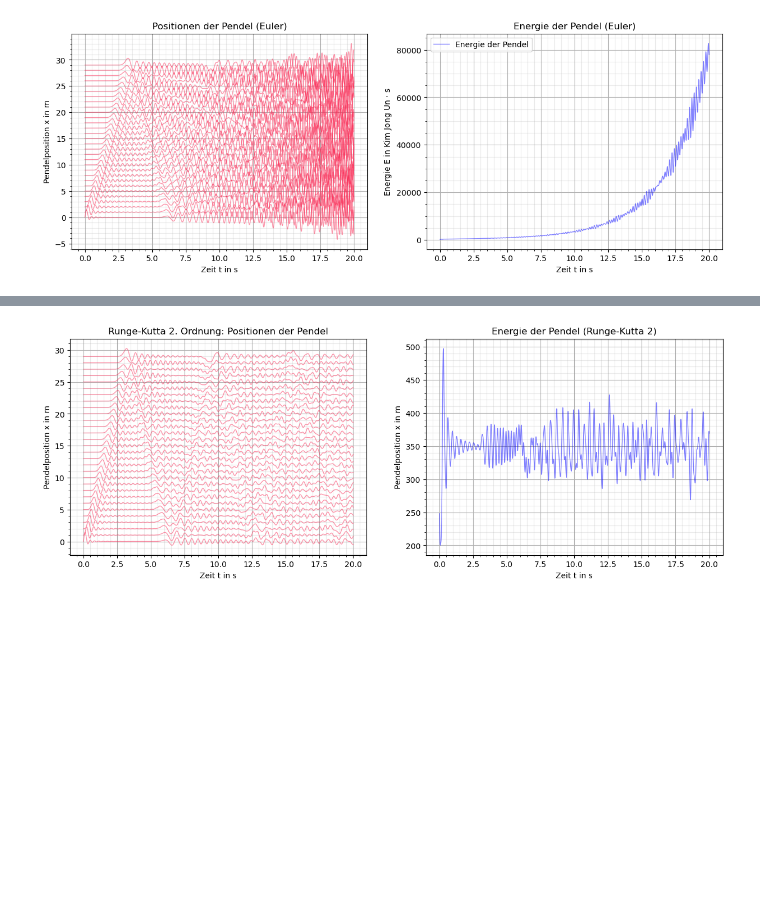
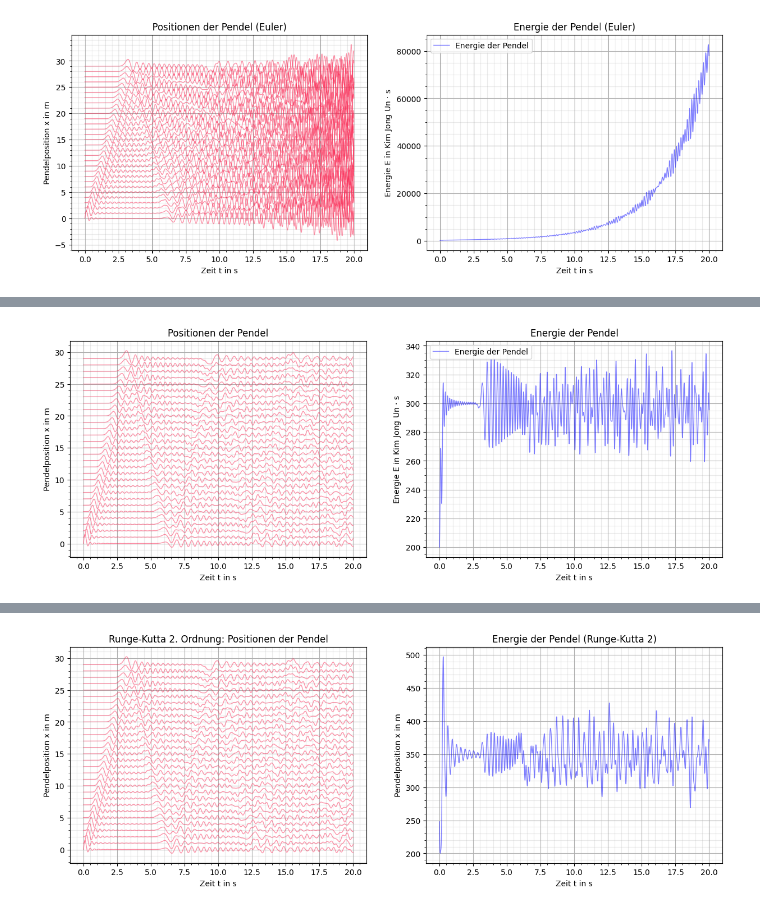
Before and after one commit to CVC97/CWR-2023-FFA, a Jupyter notebook: data/data_visualization.ipynb, the cells around one changed output, grey strips where cells are left out. Drawn from its saved outputs; the diff is of its cells as text; code cells hidden in the pictures; blank space fills up the shorter version.

```diff
--- a/data/data_visualization.ipynb
+++ b/data/data_visualization.ipynb
@@ -390,0 +415,34 @@ plt.show()
+# %%
+# Aufgabe 16 - Velocity-Verlet-Integrator
+A16_Verlet_Integrator_gekoppelte_Pendel_data = np.loadtxt("A16_Verlet_Integrator.csv", delimiter = ",", skiprows = 1)
+A16_Verlet_Integrator_gekoppelte_Pendel_Energie_data = np.loadtxt("A16_Verlet_Integrator_Energie.csv", delimiter = ",", skiprows = 1)
+
+fig, ax = plt.subplots(1, 2, figsize=(15,5))
+
+ax[0].set_xlabel(r'Zeit t in s')
+ax[0].set_ylabel(r'Pendelposition x in m')
+ax[0].grid()
+ax[0].grid(which='minor', color = '#999999', alpha = 0.2, linestyle = '-')
+ax[0].minorticks_on()
+
+for i in range(1, 31):
+    ax[0].plot(A16_Verlet_Integrator_gekoppelte_Pendel_data[:,0], A16_Verlet_Integrator_gekoppelte_Pendel_data[:,i], color = 'xkcd:red pink', alpha = 0.5, linewidth = 1)#, label = f'Pendel {i}')
+
+ax[0].set_title(r"Positionen der Pendel")
+
+ax[1].set_xlabel(r'Zeit t in s')
+ax[1].set_ylabel(r'Energie E in Kim Jong Un $\cdot$ s')
+ax[1].grid()
+ax[1].grid(which='minor', color = '#999999', alpha = 0.2, linestyle = '-')
+ax[1].minorticks_on()
+
+ax[1].plot(A16_Verlet_Integrator_gekoppelte_Pendel_Energie_data[:,0], A16_Verlet_Integrator_gekoppelte_Pendel_Energie_data[:,1], color = 'blue', alpha = 0.5, linewidth = 1, label = r'Energie der Pendel')
+
+ax[1].set_title(r"Energie der Pendel")
+ax[1].legend()
+ax[1].legend(loc="upper left")
+
+plt.savefig('./visualizations/A16_Verlet_Integrator_gekoppelte_Pendel.pdf', facecolor = 'white', bbox_inches='tight')
+plt.show()
+# %% [output]
+[figure, added]
```
Also changed, not shown: parts of 6 cells of this notebook, 8 other files.
